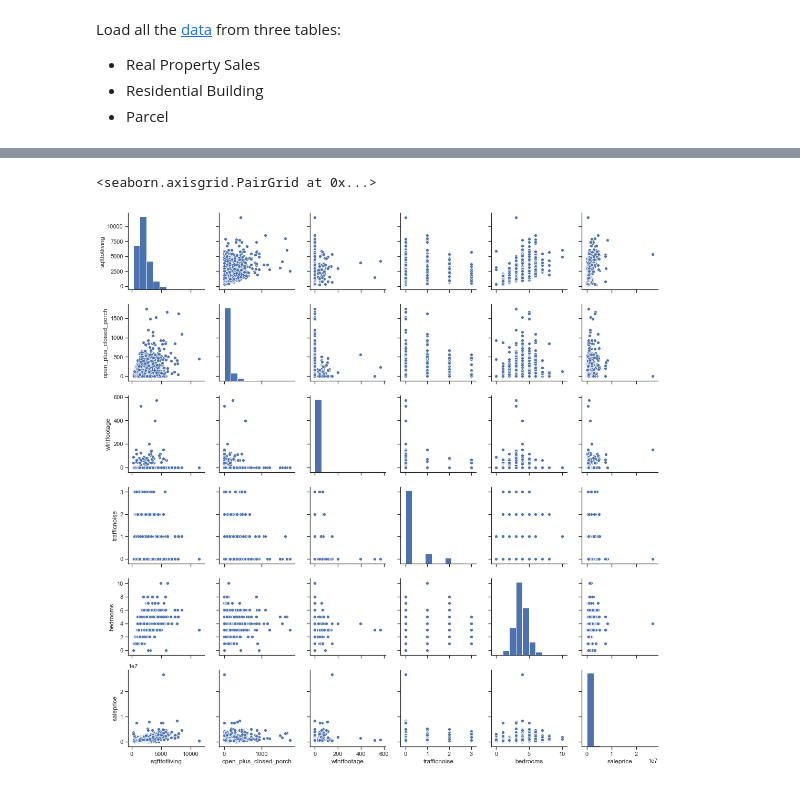
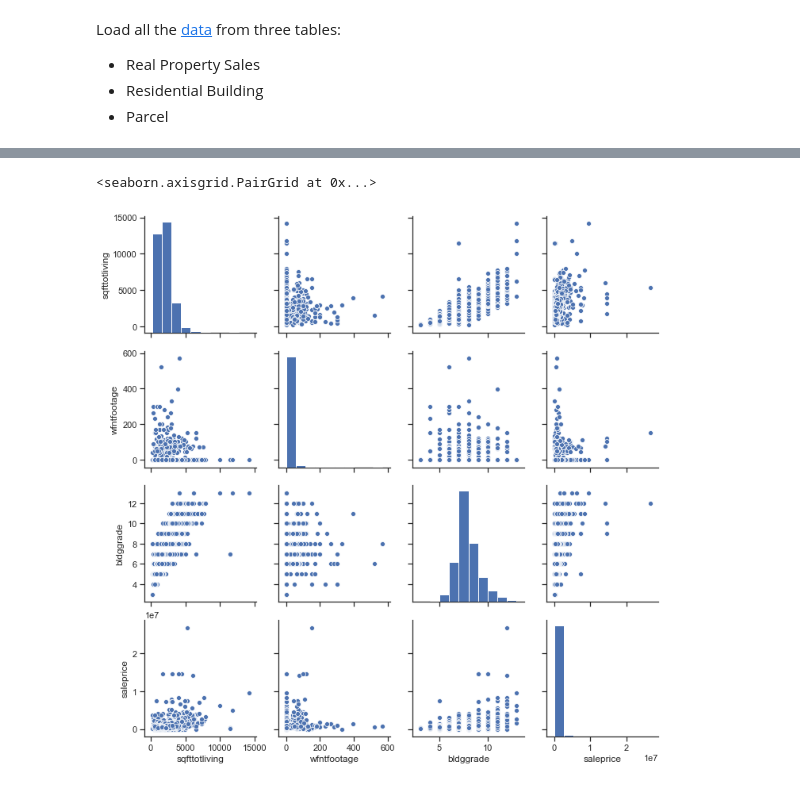
Before and after one commit to karenkathryn/housing_prices_project, a Jupyter notebook: sandbox.ipynb, the cells around one changed output, grey strips where cells are left out. Drawn from its saved outputs; the diff is of its cells as text; code cells hidden in the pictures.

```diff
--- a/sandbox.ipynb
+++ b/sandbox.ipynb
@@ -184,0 +96,6 @@ df_reduced1.rename(columns={0:"open_plus_closed_porch"}, inplace=True)
+# %%
+df['zipcode'] = df['zipcode'].astype(str) #cast data as a string
+df['zipcode'] = df['zipcode'].str.slice(stop=5) #only use first 5 numbers in zipcode (eliminate 00000-0000)
+df['zipcode'] = np.where(df['zipcode'] == ' ' , 0, df['zipcode'])
+df['zipcode_int'] = df['zipcode'].astype(int) #cast as integer
+df['zipcode_int']
@@ -185,9 +115,29 @@ df_reduced1.rename(columns={0:"open_plus_closed_porch"}, inplace=True)
 # %%
-X = df_reduced1
+# combinations of predictors
+
+#start with: 'sqfttotliving','open_plus_closed_porch','wfntfootage','trafficnoise'
+#r^2 = .277
+
+#'sqfttotliving','open_plus_closed_porch','wfntfootage','trafficnoise','zipcode_int'
+#r^2 = .234
+
+#'sqfttotliving','wfntfootage','trafficnoise'
+#r^2 = 0.232
+
+#'sqfttotliving','wfntfootage','trafficnoise','bldggrade'
+#.271
+
+#'sqfttotliving','wfntfootage','bldggrade','open_plus_closed_porch'
+.272
+
+
+list_reduced = ['sqfttotliving','wfntfootage','bldggrade']
+df_reduced = df[list_reduced]
+X = df_reduced4
 Y = df['saleprice']
-# X_scaled = (X - np.mean(X)) / np.std(X)
-# predictors = sm.add_constant(X_scaled)
-predictors = sm.add_constant(X)
+X_scaled = (X - np.mean(X)) / np.std(X)
+predictors = sm.add_constant(X_scaled)
+#predictors = sm.add_constant(X)
 model = sm.OLS(np.asarray(Y), predictors).fit()
 model.summary()
 # %% [output]
@@ -263,4 +164,0 @@ Warnings:
-# %%
-sns.set(rc={'figure.figsize':(8, 8)})
-# Use the .heatmap method to depict the relationships visually!
-sns.heatmap(df.corr());
@@ -297,3 +164,0 @@ Warnings:
-# %%
-df['wfntloc'] = np.where(df['wfntlocation'] != 0 , 1, 0)
-df
@@ -349,10 +172,10 @@ strong multicollinearity or other numerical problems.
 # %%
-df_test4 = pd.concat([df_reduced4, df['saleprice']], axis=1)
+df_test = pd.concat([df_reduced, df['saleprice']], axis=1)
 sns.set(style="ticks");
-sns.pairplot(df_test4)
+sns.pairplot(df_test)
 # %% [output]
 <seaborn.axisgrid.PairGrid at 0x...>
-[figure, old version]
+[figure, new version]
 # %%
 sns.set(rc={'figure.figsize':(8, 8)})
 sns.heatmap(df_test4.corr(), annot=True);
```
Also changed, not shown: parts of 38 cells of this notebook.
